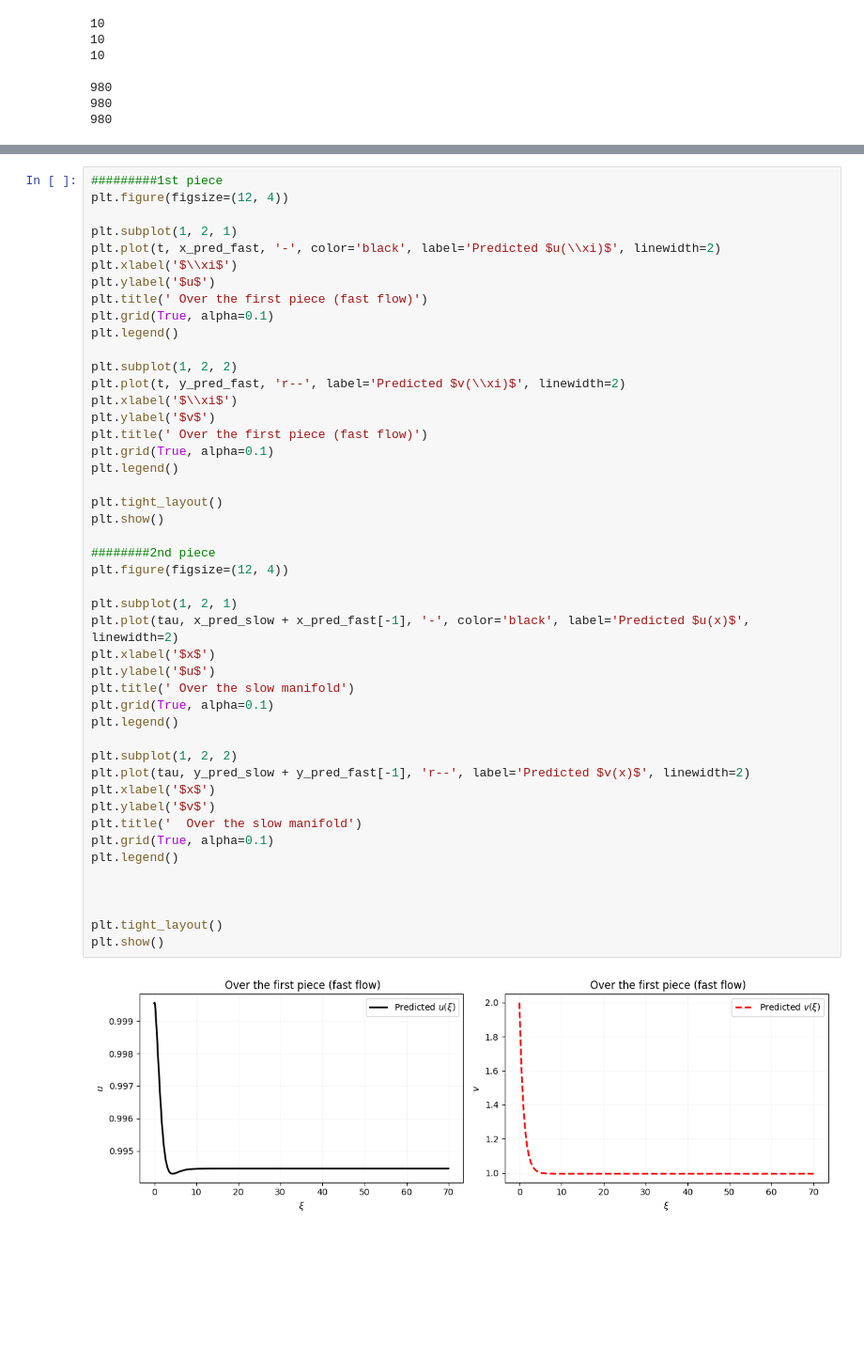
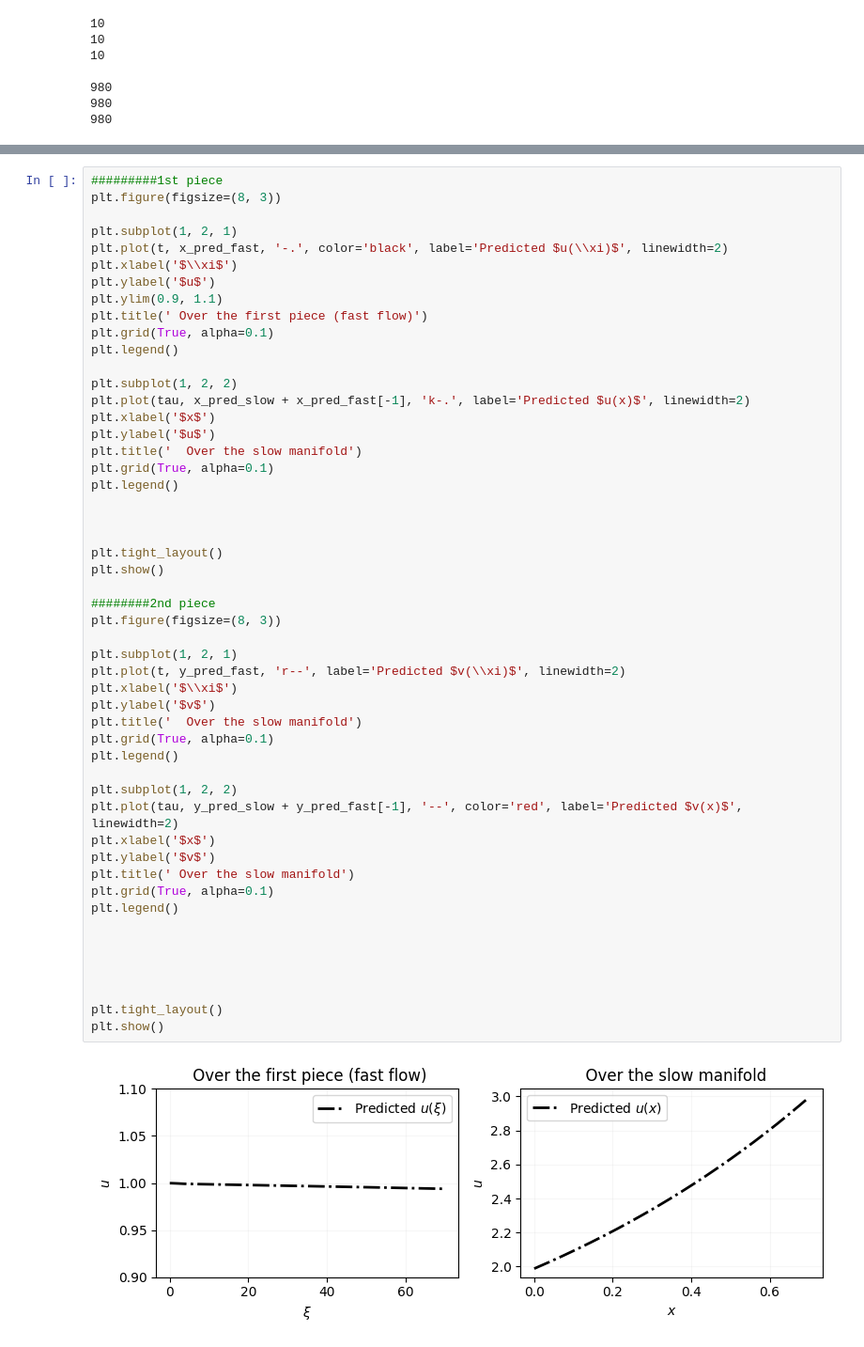
Before and after one commit to Hamid-Mofidi/PINNs_on_Multiple_timescale_dynamics, a Jupyter notebook: Reaction-Diffusion/PINN-rea-diffusion-eps0.001-init(1,2).ipynb, the cells around one changed output, grey strips where cells are left out. Shown at 94% size. Drawn from its saved outputs; the diff is of its cells as text; blank space fills up the shorter version.

```diff
--- a/Reaction-Diffusion/PINN-rea-diffusion-eps0.001-init(1,2).ipynb
+++ b/Reaction-Diffusion/PINN-rea-diffusion-eps0.001-init(1,2).ipynb
@@ -578,49 +578,54 @@ print(shape_x_pred_slow)
 (1000,)
 # %%
 #########1st piece
-plt.figure(figsize=(12, 4))
+plt.figure(figsize=(8, 3))
 
 plt.subplot(1, 2, 1)
-plt.plot(t, x_pred_fast, '-', color='black', label='Predicted $u(\\xi)$', linewidth=2)
+plt.plot(t, x_pred_fast, '-.', color='black', label='Predicted $u(\\xi)$', linewidth=2)
 plt.xlabel('$\\xi$')
 plt.ylabel('$u$')
+plt.ylim(0.9, 1.1)
 plt.title(' Over the first piece (fast flow)')
 plt.grid(True, alpha=0.1)
 plt.legend()
 
 plt.subplot(1, 2, 2)
-plt.plot(t, y_pred_fast, 'r--', label='Predicted $v(\\xi)$', linewidth=2)
-plt.xlabel('$\\xi$')
-plt.ylabel('$v$')
-plt.title(' Over the first piece (fast flow)')
-plt.grid(True, alpha=0.1)
-plt.legend()
-
-plt.tight_layout()
-plt.show()
-
-########2nd piece
-plt.figure(figsize=(12, 4))
-
-plt.subplot(1, 2, 1)
-plt.plot(tau, x_pred_slow + x_pred_fast[-1], '-', color='black', label='Predicted $u(x)$', linewidth=2)
+plt.plot(tau, x_pred_slow + x_pred_fast[-1], 'k-.', label='Predicted $u(x)$', linewidth=2)
 plt.xlabel('$x$')
 plt.ylabel('$u$')
-plt.title(' Over the slow manifold')
-plt.grid(True, alpha=0.1)
-plt.legend()
-
-plt.subplot(1, 2, 2)
-plt.plot(tau, y_pred_slow + y_pred_fast[-1], 'r--', label='Predicted $v(x)$', linewidth=2)
-plt.xlabel('$x$')
-plt.ylabel('$v$')
 plt.title('  Over the slow manifold')
 plt.grid(True, alpha=0.1)
 plt.legend()
 
 
 
 plt.tight_layout()
 plt.show()
+
+########2nd piece
+plt.figure(figsize=(8, 3))
+
+plt.subplot(1, 2, 1)
+plt.plot(t, y_pred_fast, 'r--', label='Predicted $v(\\xi)$', linewidth=2)
+plt.xlabel('$\\xi$')
+plt.ylabel('$v$')
+plt.title('  Over the slow manifold')
+plt.grid(True, alpha=0.1)
+plt.legend()
+
+plt.subplot(1, 2, 2)
+plt.plot(tau, y_pred_slow + y_pred_fast[-1], '--', color='red', label='Predicted $v(x)$', linewidth=2)
+plt.xlabel('$x$')
+plt.ylabel('$v$')
+plt.title(' Over the slow manifold')
+plt.grid(True, alpha=0.1)
+plt.legend()
+
+
+
+
+
+plt.tight_layout()
+plt.show()
 # %% [output]
-[figure, old version]
+[figure, new version]
```
Also changed, not shown: parts of 6 cells of this notebook.
